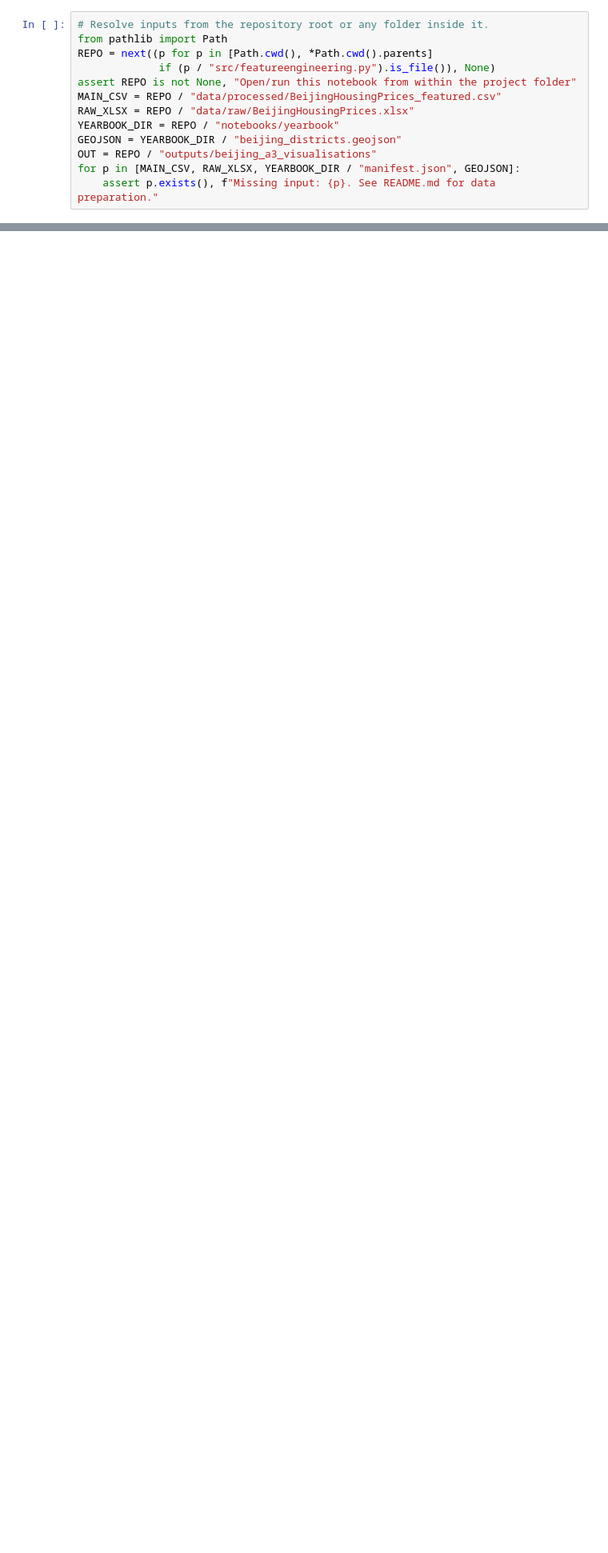
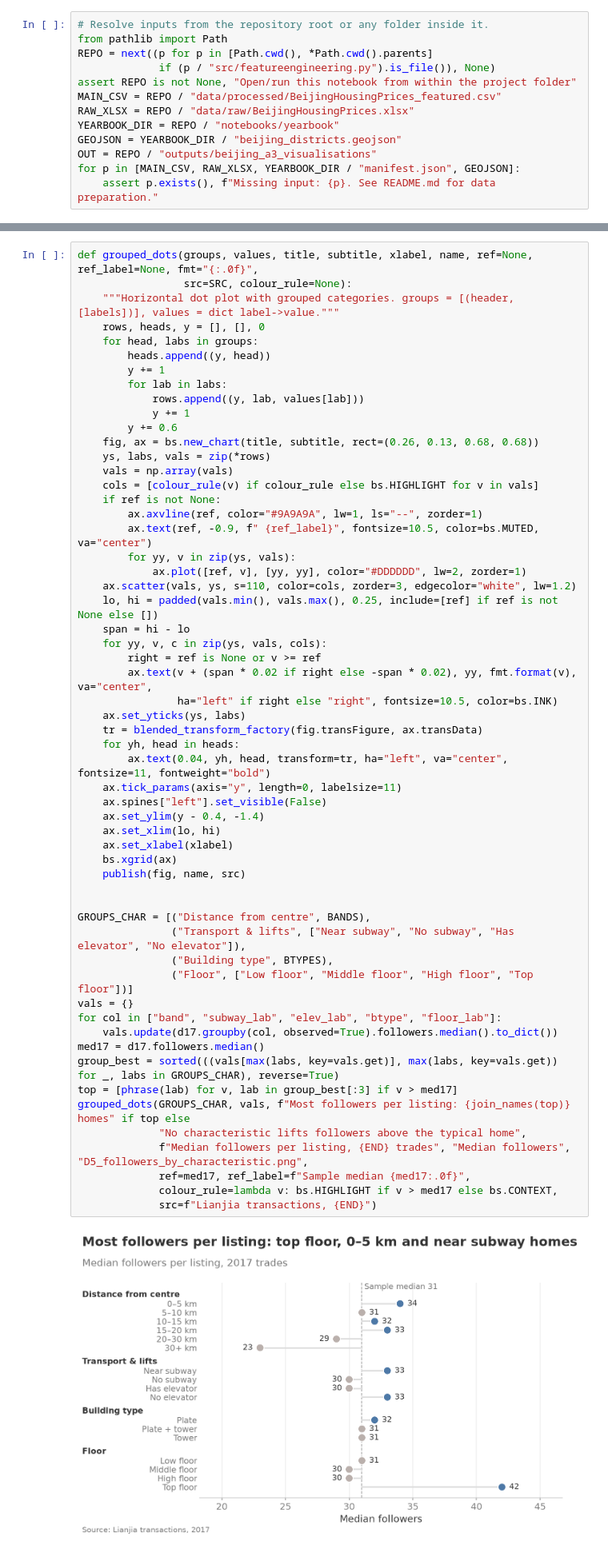
Before and after one commit to zhenhao14/Beijing-Housing-Prices, a Jupyter notebook: Visualisations/qn 5/qn5_part1.ipynb, the cells around one changed output, grey strips where cells are left out. Shown at 80% size. Cells and saved outputs as stored; diff of their text form; blank space fills up the shorter version.

```diff
--- a/Visualisations/qn 5/qn5_part1.ipynb
+++ b/Visualisations/qn 5/qn5_part1.ipynb
@@ -229,3 +303,62 @@ supply
+# %%
+def grouped_dots(groups, values, title, subtitle, xlabel, name, ref=None, ref_label=None, fmt="{:.0f}",
+                 src=SRC, colour_rule=None):
+    """Horizontal dot plot with grouped categories. groups = [(header, [labels])], values = dict label->value."""
+    rows, heads, y = [], [], 0
+    for head, labs in groups:
+        heads.append((y, head))
+        y += 1
+        for lab in labs:
+            rows.append((y, lab, values[lab]))
+            y += 1
+        y += 0.6
+    fig, ax = bs.new_chart(title, subtitle, rect=(0.26, 0.13, 0.68, 0.68))
+    ys, labs, vals = zip(*rows)
+    vals = np.array(vals)
+    cols = [colour_rule(v) if colour_rule else bs.HIGHLIGHT for v in vals]
+    if ref is not None:
+        ax.axvline(ref, color="#9A9A9A", lw=1, ls="--", zorder=1)
+        ax.text(ref, -0.9, f" {ref_label}", fontsize=10.5, color=bs.MUTED, va="center")
+        for yy, v in zip(ys, vals):
+            ax.plot([ref, v], [yy, yy], color="#DDDDDD", lw=2, zorder=1)
+    ax.scatter(vals, ys, s=110, color=cols, zorder=3, edgecolor="white", lw=1.2)
+    lo, hi = padded(vals.min(), vals.max(), 0.25, include=[ref] if ref is not None else [])
+    span = hi - lo
+    for yy, v, c in zip(ys, vals, cols):
+        right = ref is None or v >= ref
+        ax.text(v + (span * 0.02 if right else -span * 0.02), yy, fmt.format(v), va="center",
+                ha="left" if right else "right", fontsize=10.5, color=bs.INK)
+    ax.set_yticks(ys, labs)
+    tr = blended_transform_factory(fig.transFigure, ax.transData)
+    for yh, head in heads:
+        ax.text(0.04, yh, head, transform=tr, ha="left", va="center", fontsize=11, fontweight="bold")
+    ax.tick_params(axis="y", length=0, labelsize=11)
+    ax.spines["left"].set_visible(False)
+    ax.set_ylim(y - 0.4, -1.4)
+    ax.set_xlim(lo, hi)
+    ax.set_xlabel(xlabel)
+    bs.xgrid(ax)
+    publish(fig, name, src)
+
+
+GROUPS_CHAR = [("Distance from centre", BANDS),
+               ("Transport & lifts", ["Near subway", "No subway", "Has elevator", "No elevator"]),
+               ("Building type", BTYPES),
+               ("Floor", ["Low floor", "Middle floor", "High floor", "Top floor"])]
+vals = {}
+for col in ["band", "subway_lab", "elev_lab", "btype", "floor_lab"]:
+    vals.update(d17.groupby(col, observed=True).followers.median().to_dict())
+med17 = d17.followers.median()
+group_best = sorted(((vals[max(labs, key=vals.get)], max(labs, key=vals.get)) for _, labs in GROUPS_CHAR), reverse=True)
+top = [phrase(lab) for v, lab in group_best[:3] if v > med17]
+grouped_dots(GROUPS_CHAR, vals, f"Most followers per listing: {join_names(top)} homes" if top else
+             "No characteristic lifts followers above the typical home",
+             f"Median followers per listing, {END} trades", "Median followers", "D5_followers_by_characteristic.png",
+             ref=med17, ref_label=f"Sample median {med17:.0f}",
+             colour_rule=lambda v: bs.HIGHLIGHT if v > med17 else bs.CONTEXT,
+             src=f"Lianjia transactions, {END}")
+# %% [output]
+[figure, added]
 # %%
 VOL_QUARTERS = pd.period_range(f"{DISTRICT_BASE}Q1", f"{DISTRICT_END}Q4", freq="Q")
 quarter_counts = district_df.groupby(["dname", "quarter"]).size().unstack().reindex(index=dcagr.index, columns=VOL_QUARTERS)
```
Also changed, not shown: parts of 7 cells of this notebook, 5 other files.
